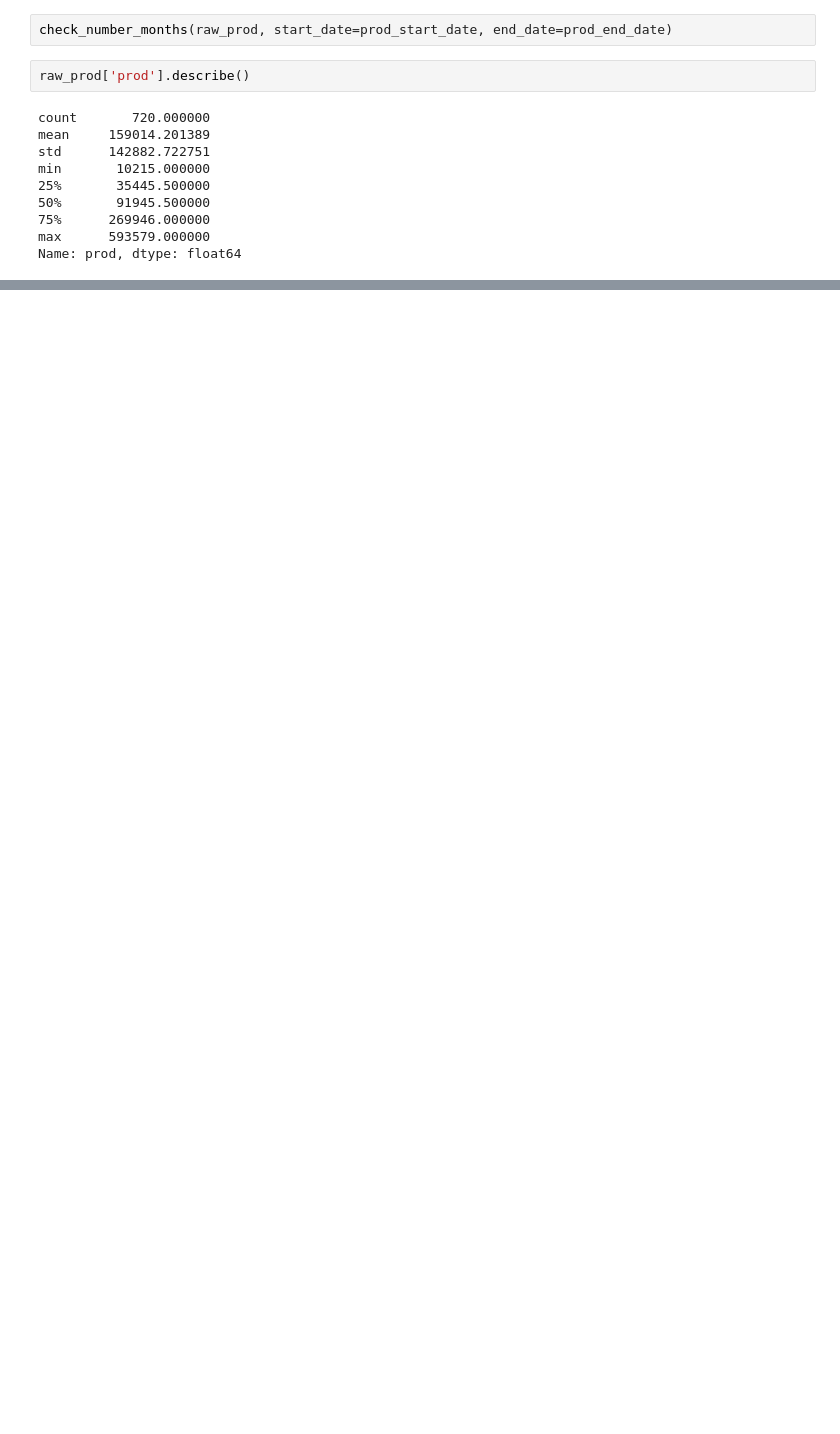
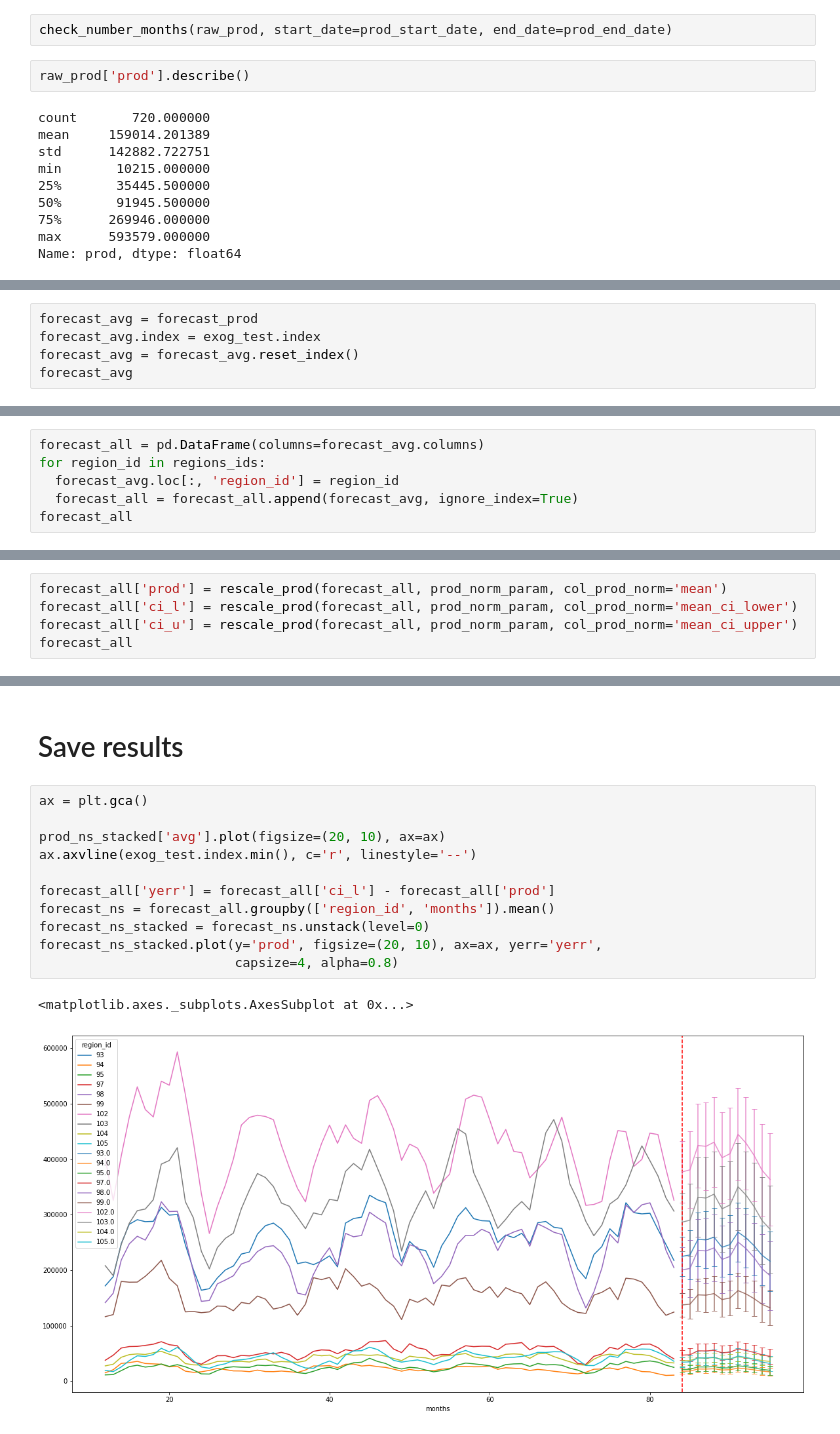
Before and after one commit to hsebasa/SeriesHW, a Jupyter notebook: GroHW.ipynb, the cells around one changed output, grey strips where cells are left out. Cells and saved outputs as stored; diff of their text form; blank space fills up the shorter version.

```diff
--- a/GroHW.ipynb
+++ b/GroHW.ipynb
@@ -459,0 +683,5 @@ Index(['q1_p', 'q2_p', 'q3_p', 'q4_p', 'd1_p', 'mx_p', 'mn_p', 'avg_p', 'q1_m',
+# %%
+forecast_avg = forecast_prod
+forecast_avg.index = exog_test.index
+forecast_avg = forecast_avg.reset_index()
+forecast_avg
@@ -459,0 +702,6 @@ Index(['q1_p', 'q2_p', 'q3_p', 'q4_p', 'd1_p', 'mx_p', 'mn_p', 'avg_p', 'q1_m',
+# %%
+forecast_all = pd.DataFrame(columns=forecast_avg.columns)
+for region_id in regions_ids:
+  forecast_avg.loc[:, 'region_id'] = region_id
+  forecast_all = forecast_all.append(forecast_avg, ignore_index=True)
+forecast_all
@@ -459,0 +722,5 @@ Index(['q1_p', 'q2_p', 'q3_p', 'q4_p', 'd1_p', 'mx_p', 'mn_p', 'avg_p', 'q1_m',
+# %%
+forecast_all['prod'] = rescale_prod(forecast_all, prod_norm_param, col_prod_norm='mean')
+forecast_all['ci_l'] = rescale_prod(forecast_all, prod_norm_param, col_prod_norm='mean_ci_lower')
+forecast_all['ci_u'] = rescale_prod(forecast_all, prod_norm_param, col_prod_norm='mean_ci_upper')
+forecast_all
@@ -459,0 +741,16 @@ Index(['q1_p', 'q2_p', 'q3_p', 'q4_p', 'd1_p', 'mx_p', 'mn_p', 'avg_p', 'q1_m',
+# %% [markdown]
+# Save results
+# %%
+ax = plt.gca()
+
+prod_ns_stacked['avg'].plot(figsize=(20, 10), ax=ax)
+ax.axvline(exog_test.index.min(), c='r', linestyle='--')
+
+forecast_all['yerr'] = forecast_all['ci_l'] - forecast_all['prod']
+forecast_ns = forecast_all.groupby(['region_id', 'months']).mean()
+forecast_ns_stacked = forecast_ns.unstack(level=0)
+forecast_ns_stacked.plot(y='prod', figsize=(20, 10), ax=ax, yerr='yerr',
+                         capsize=4, alpha=0.8)
+# %% [output]
+<matplotlib.axes._subplots.AxesSubplot at 0x...>
+[figure, added]
```
Also changed, not shown: parts of 33 cells of this notebook.
